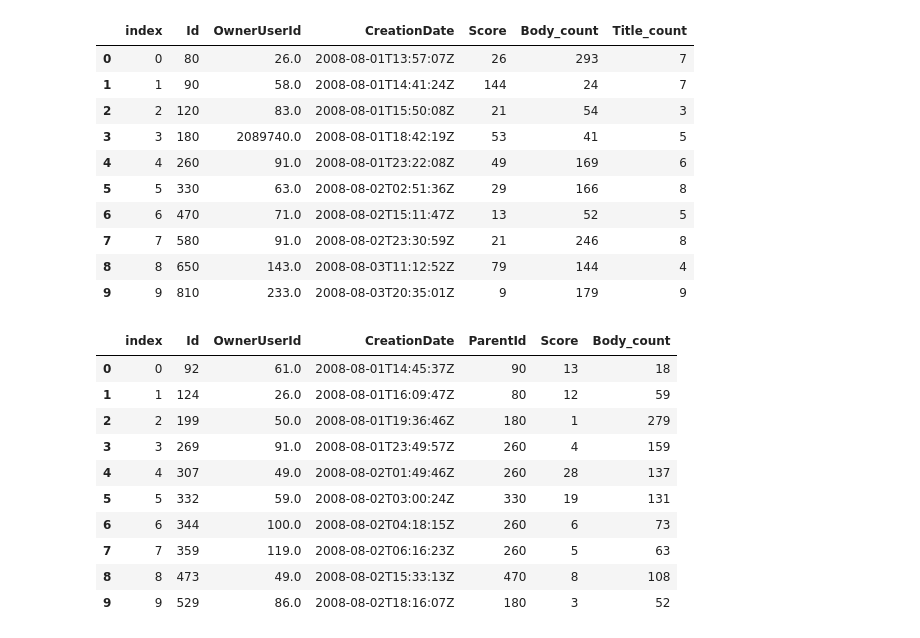
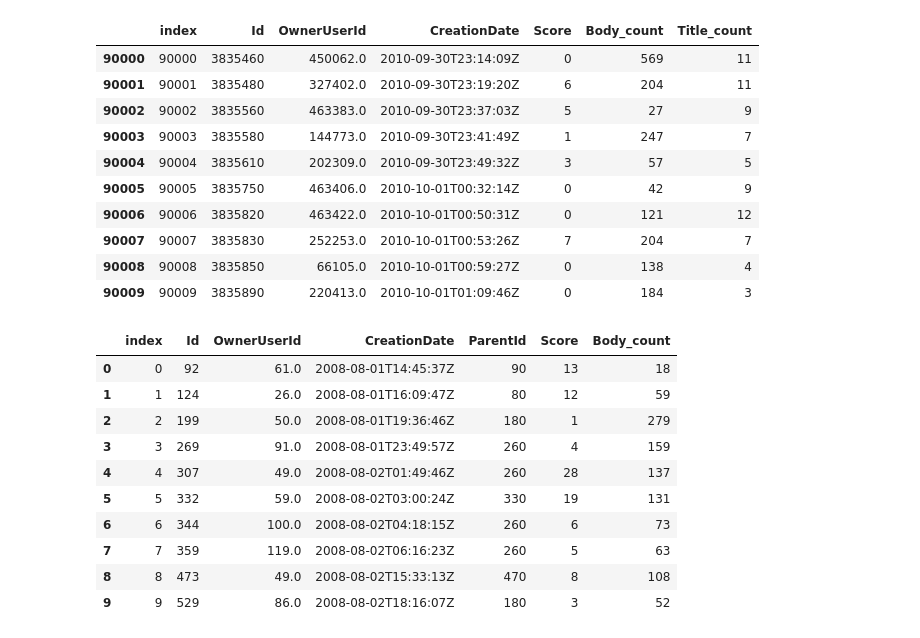
Before and after one commit to Ronaldzzzzz/StackOverflow-QA-Analysis, a Jupyter notebook: termProj.ipynb, the cells around one changed output. Saved outputs shown, nothing was run; the diff lists cells and outputs as text; code cells hidden in the pictures.

```diff
--- a/termProj.ipynb
+++ b/termProj.ipynb
@@ -8,17 +10,17 @@ Tag = pandas.read_sql('select * from Tag', cnx)
-# %%
-Question[:10]
-# %% [output]
-|  | index | Id | OwnerUserId | CreationDate | Score | Body_count | Title_count |
-| 0 | 0 | 80 | 26.0 | 2008-08-01T13:57:07Z | 26 | 293 | 7 |
-| 1 | 1 | 90 | 58.0 | 2008-08-01T14:41:24Z | 144 | 24 | 7 |
-| 2 | 2 | 120 | 83.0 | 2008-08-01T15:50:08Z | 21 | 54 | 3 |
-| 3 | 3 | 180 | 2089740.0 | 2008-08-01T18:42:19Z | 53 | 41 | 5 |
-| 4 | 4 | 260 | 91.0 | 2008-08-01T23:22:08Z | 49 | 169 | 6 |
-| 5 | 5 | 330 | 63.0 | 2008-08-02T02:51:36Z | 29 | 166 | 8 |
-| 6 | 6 | 470 | 71.0 | 2008-08-02T15:11:47Z | 13 | 52 | 5 |
-| 7 | 7 | 580 | 91.0 | 2008-08-02T23:30:59Z | 21 | 246 | 8 |
-| 8 | 8 | 650 | 143.0 | 2008-08-03T11:12:52Z | 79 | 144 | 4 |
-| 9 | 9 | 810 | 233.0 | 2008-08-03T20:35:01Z | 9 | 179 | 9 |
+# %%
+Question[90000:90010]
+# %% [output]
+|  | index | Id | OwnerUserId | CreationDate | Score | Body_count | Title_count |
+| 90000 | 90000 | 3835460 | 450062.0 | 2010-09-30T23:14:09Z | 0 | 569 | 11 |
+| 90001 | 90001 | 3835480 | 327402.0 | 2010-09-30T23:19:20Z | 6 | 204 | 11 |
+| 90002 | 90002 | 3835560 | 463383.0 | 2010-09-30T23:37:03Z | 5 | 27 | 9 |
+| 90003 | 90003 | 3835580 | 144773.0 | 2010-09-30T23:41:49Z | 1 | 247 | 7 |
+| 90004 | 90004 | 3835610 | 202309.0 | 2010-09-30T23:49:32Z | 3 | 57 | 5 |
+| 90005 | 90005 | 3835750 | 463406.0 | 2010-10-01T00:32:14Z | 0 | 42 | 9 |
+| 90006 | 90006 | 3835820 | 463422.0 | 2010-10-01T00:50:31Z | 0 | 121 | 12 |
+| 90007 | 90007 | 3835830 | 252253.0 | 2010-10-01T00:53:26Z | 7 | 204 | 7 |
+| 90008 | 90008 | 3835850 | 66105.0 | 2010-10-01T00:59:27Z | 0 | 138 | 4 |
+| 90009 | 90009 | 3835890 | 220413.0 | 2010-10-01T01:09:46Z | 0 | 184 | 3 |
 # %%
 Answer[:10]
 # %% [output]
```
Also changed, not shown: parts of 3 cells of this notebook.
